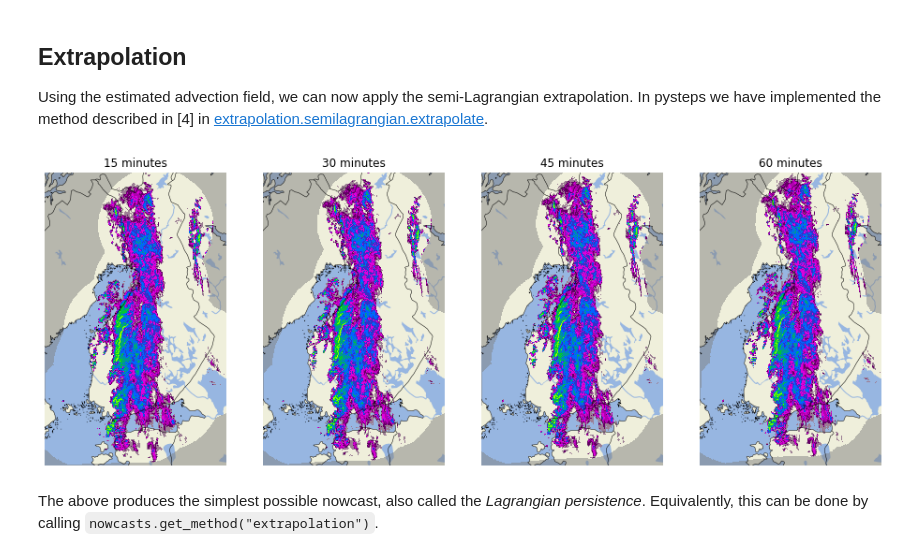
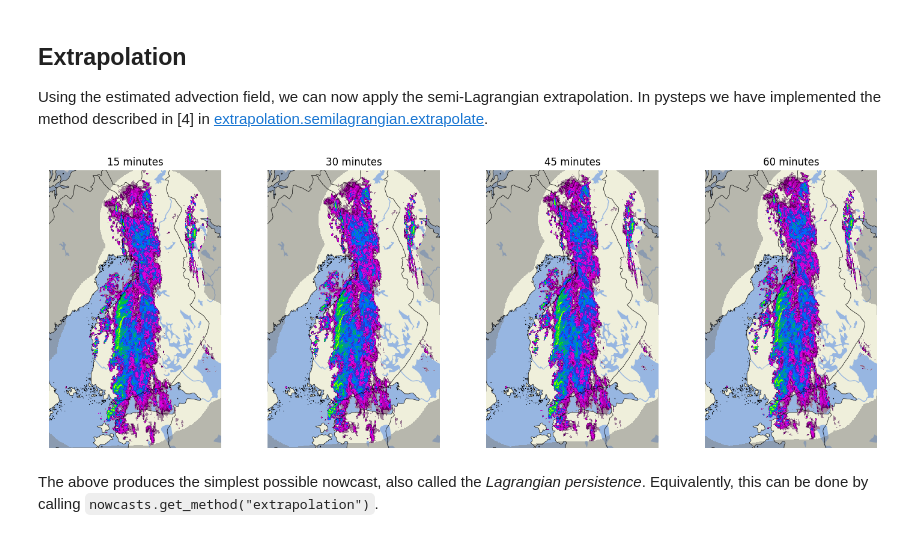
Before and after one commit to pySTEPS/ERAD-nowcasting-course-2026, a Jupyter notebook: notebooks/exercise_notebooks/block_03_optical_flow_and_extrapolation.ipynb, the cells around one changed output. Saved outputs shown, nothing was run; the diff lists cells and outputs as text; code cells hidden in the pictures.

Commit message:
Notebook 3 plot updates

```diff
--- a/notebooks/exercise_notebooks/block_03_optical_flow_and_extrapolation.ipynb
+++ b/notebooks/exercise_notebooks/block_03_optical_flow_and_extrapolation.ipynb
@@ -102,7 +102,7 @@ for i, method in enumerate(methods):
 
     print(f"Optical flow computation with {method} took {time.time() - starttime:.03f} seconds")
 
-    plt.subplot(131 + i)
+    plt.subplot(131 + i).set_axis_off()
 
     plot_precip_field(precip[-1], geodata=metadata, title=method)
     quiver(advection, geodata=metadata, step=15, quiver_kwargs={"scale": 50})
@@ -122,26 +122,26 @@ Using the estimated advection field, we can now apply the semi-Lagrangian extrap
 # %%
 from pysteps.extrapolation.semilagrangian import extrapolate
 
 # Extrapolate the last observed precipitation field to 12 time steps (one hour)
 # forward in 5-minute time steps. The composite contains NaN values outside the
 # radar domain, so we need to use the allow_nonfinite_values option.
 precip_extrap = extrapolate(precip[-1], advection, 12, allow_nonfinite_values=True)
 
-plt.figure(figsize=(16, 10))
+plt.figure(figsize=(18, 6))
 
 # Here we plot only four time steps. Note that even if we are interested in a
 # small number of future time steps, the extrapolation should be done by using
 # as large number of time steps (and iterations, see the n_iter argument) as
 # possible to achieve the best accuracy. This is because we are integrating the
 # movement of precipitation along a nonlinear advection field.
 for i, j in enumerate(range(2, 13, 3)):
-    plt.subplot(1, 4, 1 + i)
+    plt.subplot(1, 4, 1 + i).set_axis_off()
     plot_precip_field(precip_extrap[j], geodata=metadata, colorbar=False)
     plt.title(f"{(j + 1) * 5} minutes")
 
 plt.show()
 # %% [output]
-[figure, old version]
+[figure, new version]
 # %% [markdown]
 The above produces the simplest possible nowcast, also called the *Lagrangian persistence*. Equivalently, this can be done by calling `nowcasts.get_method("extrapolation")`.
 # %% [markdown]
```
Also changed, not shown: parts of 3 cells of this notebook.
